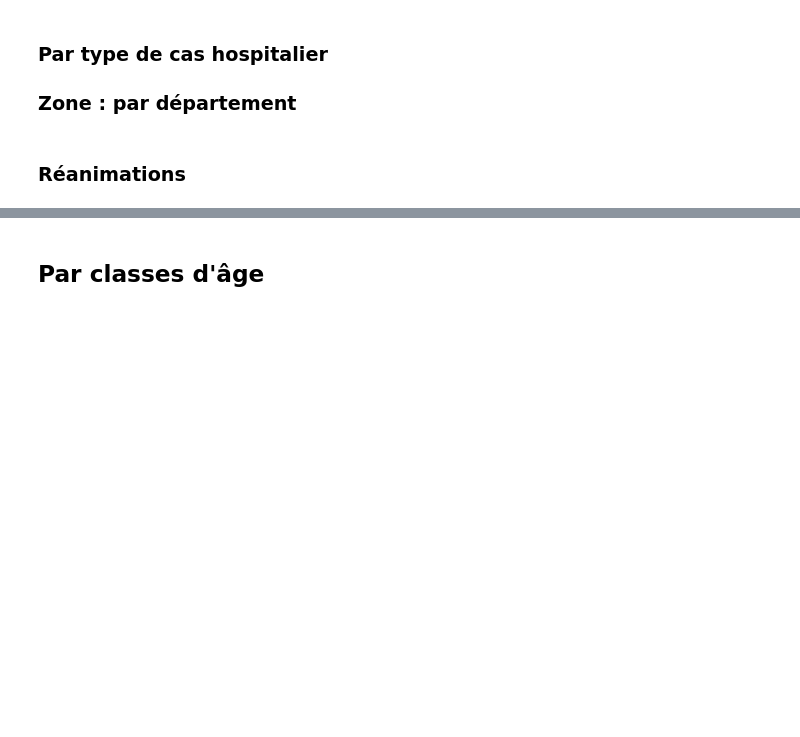
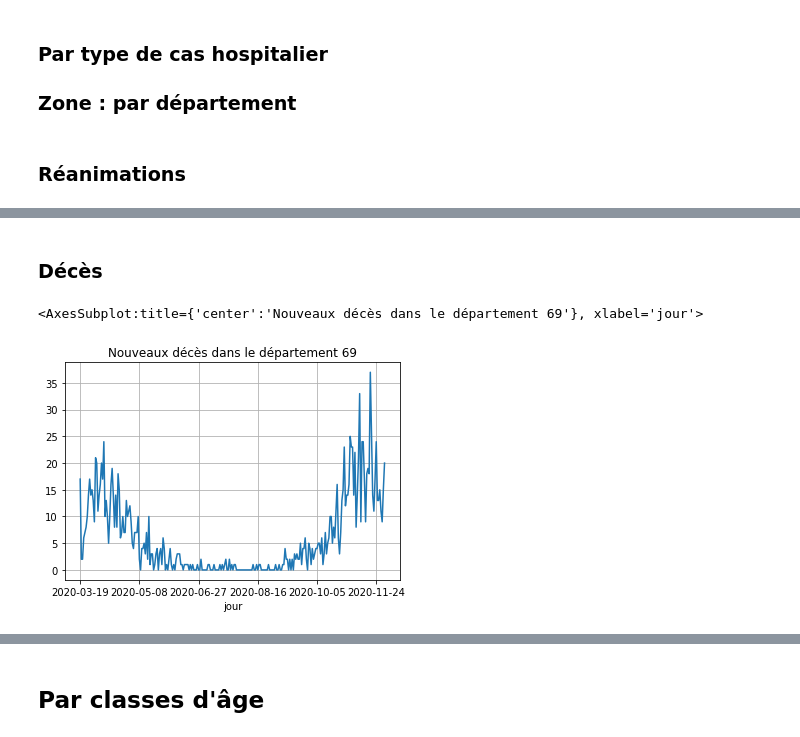
Before and after one commit to Kartmaan/Covid_19_fr, a Jupyter notebook: covid_fr.ipynb, the cells around one changed output, grey strips where cells are left out. Cells and saved outputs as stored; diff of their text form; code cells hidden in the pictures; blank space fills up the shorter version.

```diff
--- a/covid_fr.ipynb
+++ b/covid_fr.ipynb
@@ -513,0 +523,9 @@ Variation hébdomadaire = -14 [-13.59%] (Cette sem. : 89, Sem. der. : 103)
+# %% [markdown]
+### Décès
+# %%
+covnDep = covn.loc[covn['dep'] == dep]
+covnDep_dc = covnDep.groupby("jour").incid_dc.sum()
+covnDep_dc.plot(title=f"Nouveaux décès dans le département {dep}", grid=True)
+# %% [output]
+<AxesSubplot:title={'center':'Nouveaux décès dans le département 69'}, xlabel='jour'>
+[figure, added]
```
Also changed, not shown: parts of 47 cells of this notebook, 4 other files.
